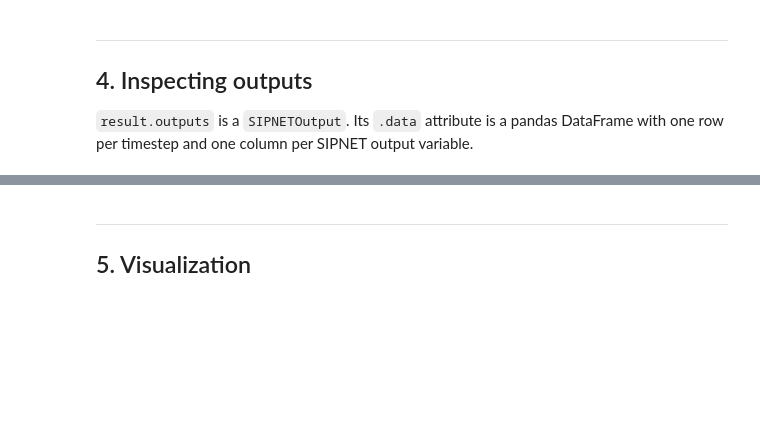
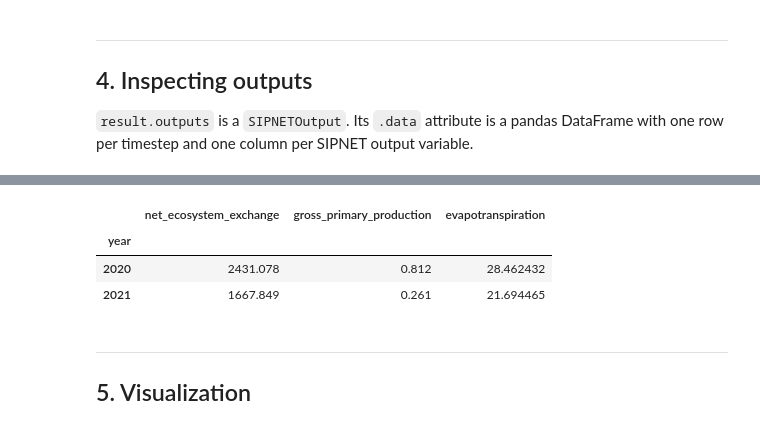
Before and after one commit to TARPS-group/pySIPNET, a Jupyter notebook: examples/tutorial.ipynb, the cells around one changed output, grey strips where cells are left out. Saved outputs shown, nothing was run; the diff lists cells and outputs as text; code cells hidden in the pictures; blank space fills up the shorter version.

```diff
--- a/examples/tutorial.ipynb
+++ b/examples/tutorial.ipynb
@@ -204,6 +264,11 @@ print(result_baseline.outputs.data.columns.tolist())
 # %%
 # Annual summaries are just standard pandas groupby
-result_baseline.outputs.data.groupby("year")[["nee", "gpp", "evapotranspiration"]].sum()
+result_baseline.outputs.data.groupby("year")[["net_ecosystem_exchange", "gross_primary_production", "evapotranspiration"]].sum()
+# %% [output]
+|  | net_ecosystem_exchange | gross_primary_production | evapotranspiration |
+| year |  |  |  |
+| 2020 | 2431.078 | 0.812 | 28.462432 |
+| 2021 | 1667.849 | 0.261 | 21.694465 |
 # %% [markdown]
 ---
 ## 5. Visualization
```
Also changed, not shown: parts of 17 cells of this notebook, 24 other files.
